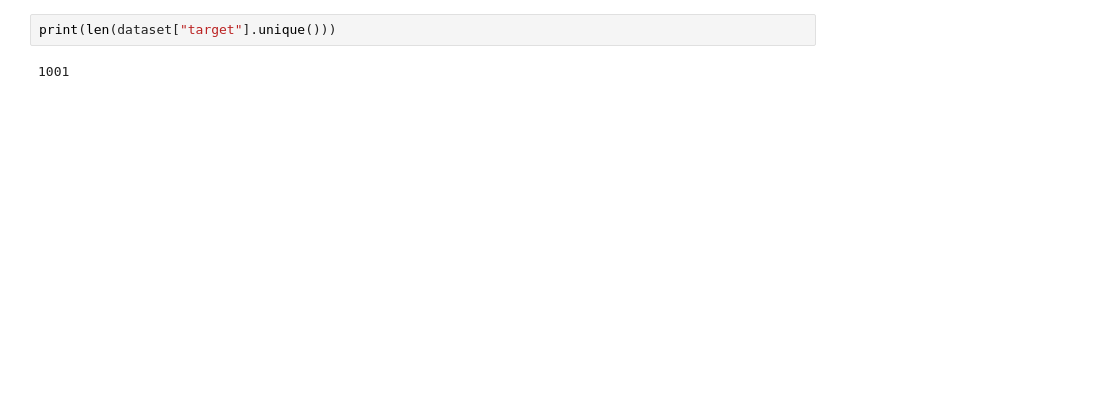
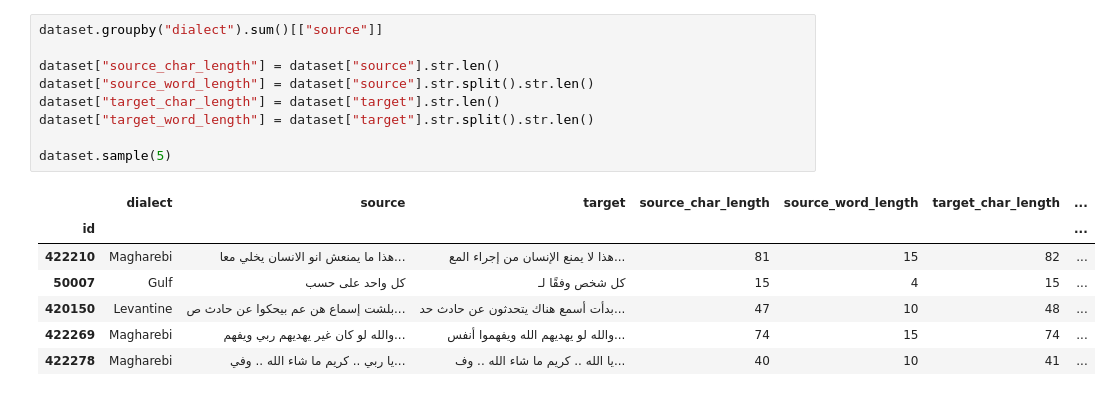
Before and after one commit to abinladin/osact-6, a Jupyter notebook: osact-6-task-2.ipynb, the cells around one changed output. Cells and saved outputs as stored; diff of their text form; blank space fills up the shorter version.

```diff
--- a/osact-6-task-2.ipynb
+++ b/osact-6-task-2.ipynb
@@ -33,4 +54,17 @@ dataset.sample(5)
-# %%
-print(len(dataset["target"].unique()))
-# %% [output]
-1001
+# %%
+dataset.groupby("dialect").sum()[["source"]]
+
+dataset["source_char_length"] = dataset["source"].str.len()
+dataset["source_word_length"] = dataset["source"].str.split().str.len()
+dataset["target_char_length"] = dataset["target"].str.len()
+dataset["target_word_length"] = dataset["target"].str.split().str.len()
+
+dataset.sample(5)
+# %% [output]
+|  | dialect | source | target | source_char_length | source_word_length | target_char_length | ... |
+| id |  |  |  |  |  |  | ... |
+| 422210 | Magharebi | هذا ما يمنعش انو الانسان يخلي معا... | هذا لا يمنع الإنسان من إجراء المع... | 81 | 15 | 82 | ... |
+| 50007 | Gulf | كل واحد على حسب | كل شخص وفقًا لـ | 15 | 4 | 15 | ... |
+| 420150 | Levantine | بلشت إسماع هن عم بيحكوا عن حادث ص... | بدأت أسمع هناك يتحدثون عن حادث حد... | 47 | 10 | 48 | ... |
+| 422269 | Magharebi | والله لو كان غير يهديهم ربي ويفهم... | والله لو يهديهم الله ويفهموا أنفس... | 74 | 15 | 74 | ... |
+| 422278 | Magharebi | يا ربي .. كريم ما شاء الله .. وفي... | يا الله .. كريم ما شاء الله .. وف... | 40 | 10 | 41 | ... |
```
Also changed, not shown: parts of 16 cells of this notebook, 1 other file.
